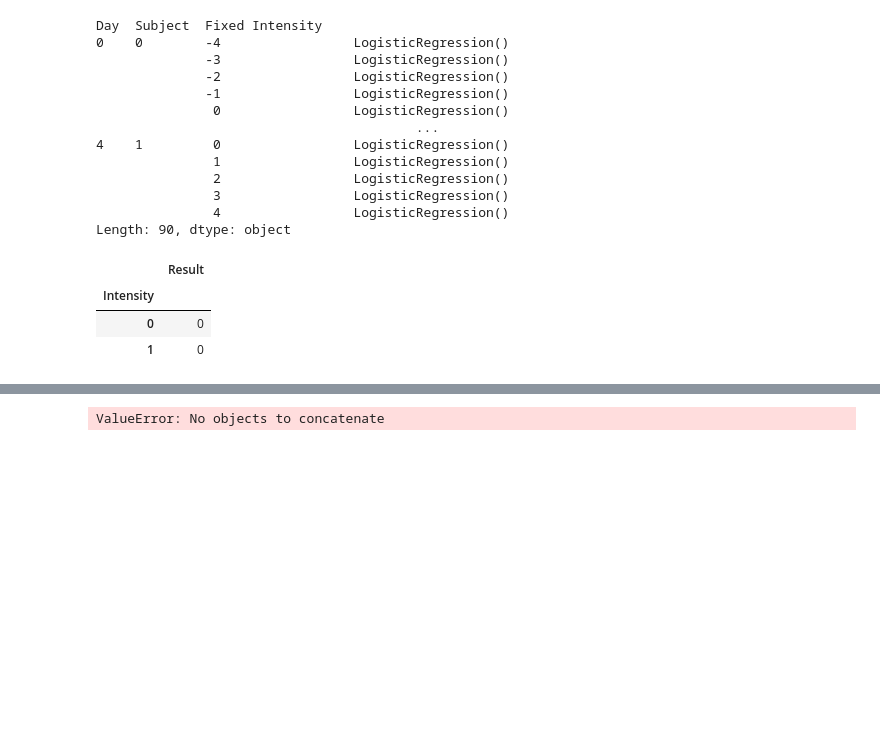
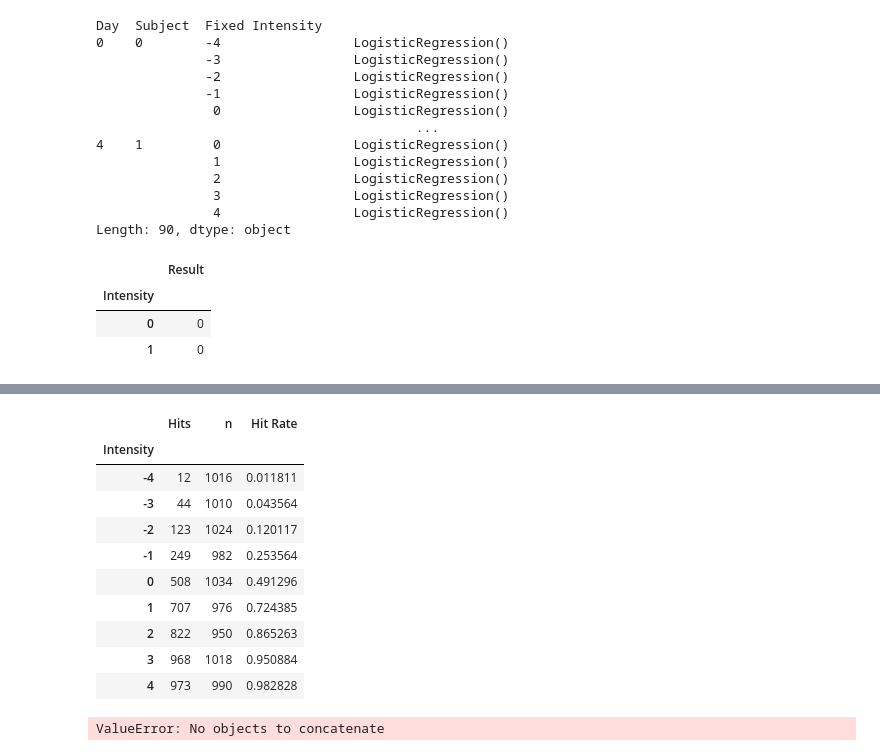
Before and after one commit to psychoanalyze/psychoanalyze, a Jupyter notebook: demo.ipynb, the cells around one changed output, grey strips where cells are left out. Drawn from its saved outputs; the diff is of its cells as text; code cells hidden in the pictures; blank space fills up the shorter version.

```diff
--- a/demo.ipynb
+++ b/demo.ipynb
@@ -128,0 +135,36 @@ points
+# %%
+trials = pd.concat(
+    {
+        day: pd.concat(
+            {
+                subj: pd.concat(
+                    {
+                        fixed_intensity: pa.trials.moc_sample(
+                            min_intensity, max_intensity, n_trials, k, x_0
+                        )
+                        for fixed_intensity in range(fixed_min, fixed_max + 1)
+                    },
+                    names=["Fixed Intensity"],
+                )
+                for subj in range(n_subjects)
+            },
+            names=["Subject"],
+        )
+        for day in range(5)
+    },
+    names=["Day"],
+)
+points = pa.points.from_trials(trials)
+points
+# %% [output]
+|  | Hits | n | Hit Rate |
+| Intensity |  |  |  |
+| -4 | 12 | 1016 | 0.011811 |
+| -3 | 44 | 1010 | 0.043564 |
+| -2 | 123 | 1024 | 0.120117 |
+| -1 | 249 | 982 | 0.253564 |
+| 0 | 508 | 1034 | 0.491296 |
+| 1 | 707 | 976 | 0.724385 |
+| 2 | 822 | 950 | 0.865263 |
+| 3 | 968 | 1018 | 0.950884 |
+| 4 | 973 | 990 | 0.982828 |
```
Also changed, not shown: parts of 2 cells of this notebook, 2 other files.
